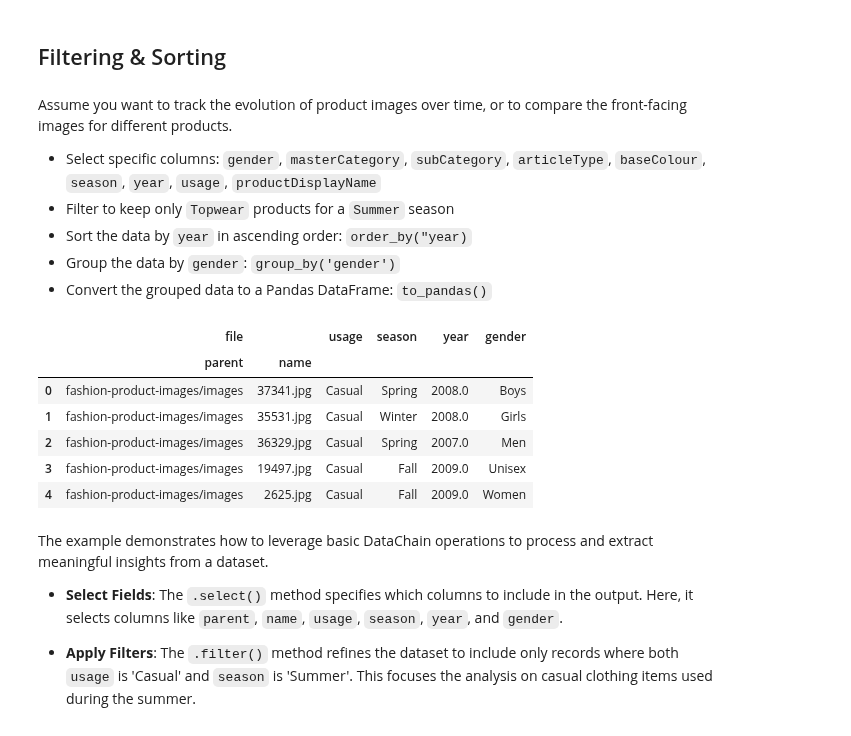
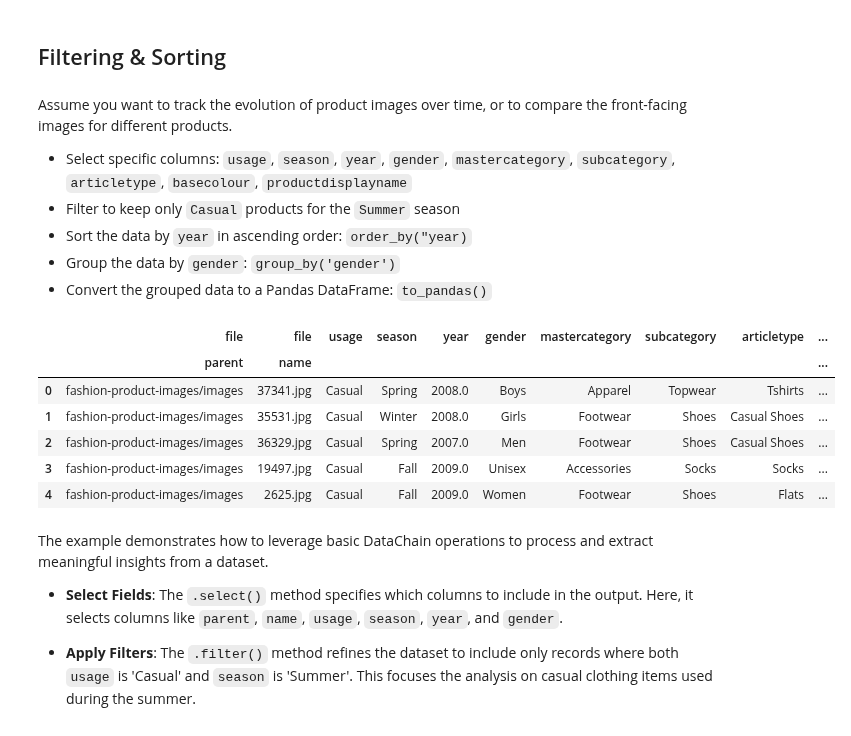
Before and after one commit to iterative/datachain, a Jupyter notebook: examples/computer_vision/fashion_product_images/2-working-with-image-datachains.ipynb, the cells around one changed output. Cells and saved outputs as stored; diff of their text form; code cells hidden in the pictures.

```diff
--- a/examples/computer_vision/fashion_product_images/2-working-with-image-datachains.ipynb
+++ b/examples/computer_vision/fashion_product_images/2-working-with-image-datachains.ipynb
@@ -81,28 +80,40 @@ ds.show(3)
 # %% [markdown]
 Assume you want to track the evolution of product images over time, or to compare the front-facing images for different products.
 
-- Select specific columns: `gender`, `masterCategory`, `subCategory`, `articleType`, `baseColour`, `season`, `year`, `usage`, `productDisplayName`
-- Filter to keep only `Topwear` products for a `Summer` season
+- Select specific columns: `usage`, `season`, `year`, `gender`, `mastercategory`, `subcategory`, `articletype`, `basecolour`, `productdisplayname`
+- Filter to keep only `Casual` products for the `Summer` season
 - Sort the data by `year` in ascending order: `order_by("year)`
 - Group the data by `gender`: `group_by('gender')`
 - Convert the grouped data to a Pandas DataFrame: `to_pandas()`
 # %%
 (
-    DataChain(name="fashion-product-images")
-    .select("file.parent", "file.name", "usage","season", "year", "gender",)
+    DataChain.from_dataset("fashion-product-images")
+    .select(
+        "file.parent",
+        "file.name",
+        "usage",
+        "season",
+        "year",
+        "gender",
+        "mastercategory",
+        "subcategory",
+        "articletype",
+        "basecolour",
+        "productdisplayname",
+    )
     .filter(C("usage") == "Casual" and C("season") == "Summer")
     .order_by("year")
     .group_by("gender")
-    .to_pandas()
+    .show()
 )
 # %% [output]
-|  | file |  | usage | season | year | gender |
-|  | parent | name |  |  |  |  |
-| 0 | fashion-product-images/images | 37341.jpg | Casual | Spring | 2008.0 | Boys |
-| 1 | fashion-product-images/images | 35531.jpg | Casual | Winter | 2008.0 | Girls |
-| 2 | fashion-product-images/images | 36329.jpg | Casual | Spring | 2007.0 | Men |
-| 3 | fashion-product-images/images | 19497.jpg | Casual | Fall | 2009.0 | Unisex |
-| 4 | fashion-product-images/images | 2625.jpg | Casual | Fall | 2009.0 | Women |
+|  | file | file | usage | season | year | gender | mastercategory | subcategory | articletype | ... |
+|  | parent | name |  |  |  |  |  |  |  | ... |
+| 0 | fashion-product-images/images | 37341.jpg | Casual | Spring | 2008.0 | Boys | Apparel | Topwear | Tshirts | ... |
+| 1 | fashion-product-images/images | 35531.jpg | Casual | Winter | 2008.0 | Girls | Footwear | Shoes | Casual Shoes | ... |
+| 2 | fashion-product-images/images | 36329.jpg | Casual | Spring | 2007.0 | Men | Footwear | Shoes | Casual Shoes | ... |
+| 3 | fashion-product-images/images | 19497.jpg | Casual | Fall | 2009.0 | Unisex | Accessories | Socks | Socks | ... |
+| 4 | fashion-product-images/images | 2625.jpg | Casual | Fall | 2009.0 | Women | Footwear | Shoes | Flats | ... |
 # %% [markdown]
 The example demonstrates how to leverage basic DataChain operations to process and extract meaningful insights from a dataset.
 
```
Also changed, not shown: parts of 33 cells of this notebook, 2 other files.
